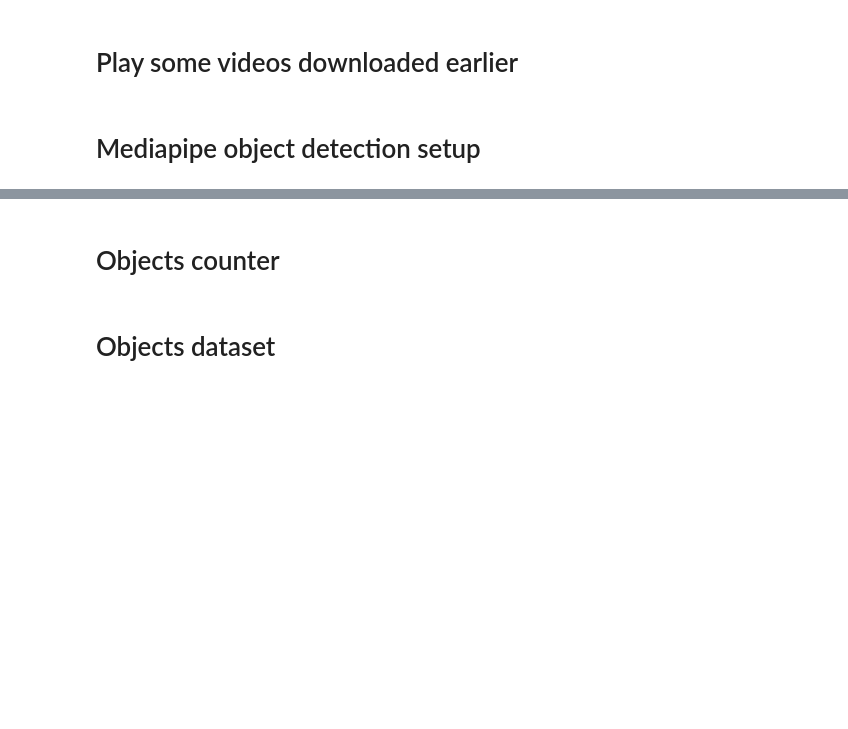
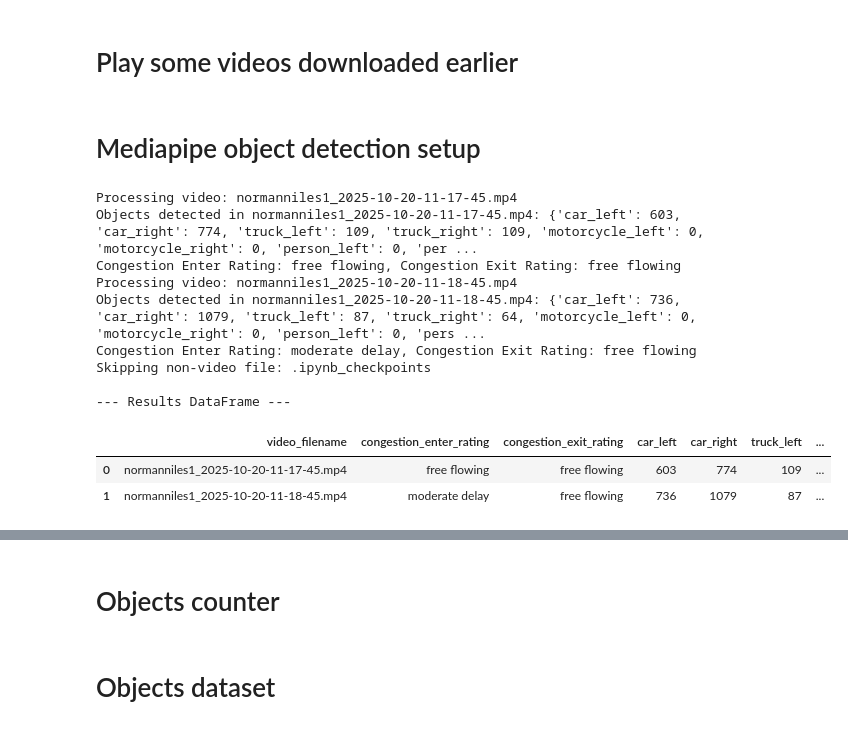
Before and after one commit to Samir-atra/Barbados_Traffic_Analysis_Challenge_dev, a Jupyter notebook: notebooks/mediapipe_video_analysis.ipynb, the cells around one changed output, grey strips where cells are left out. Cells and saved outputs as stored; diff of their text form; code cells hidden in the pictures; blank space fills up the shorter version.

Commit message:
adding the data analysis set creation for custom ranges

```diff
--- a/notebooks/mediapipe_video_analysis.ipynb
+++ b/notebooks/mediapipe_video_analysis.ipynb
@@ -156,11 +187,10 @@ from mediapipe.tasks.python import vision
 import cv2
 import os
 from google.colab.patches import cv2_imshow
+import pandas as pd # Import pandas for DataFrame creation
 
 
 model_path = '/absolute/path/to/lite-model_efficientdet_lite0_detection_metadata_1.tflite'
-
-objects = {"car":0,"truck":0,"motorcycle":0,"person":0,"bus":0}
 
 BaseOptions = mp.tasks.BaseOptions
 ObjectDetector = mp.tasks.vision.ObjectDetector
@@ -175,14 +205,28 @@ options = ObjectDetectorOptions(
     category_allowlist= ["person", "truck", "car", "motorcycle", "bus"],
     )
 
+all_video_results = [] # List to store results for all videos
+
 for video_file_name in os.listdir(video_path):
+    # Skip non-video files like .ipynb_checkpoints
+    if not video_file_name.lower().endswith(('.mp4', '.avi', '.mov', '.mkv')):
+        print(f"Skipping non-video file: {video_file_name}")
+        continue
+
+    # Initialize objects dictionary for each video
+    objects = {"car_left":0,"car_right":0,"truck_left":0,"truck_right":0,"motorcycle_left":0,"motorcycle_right":0,"person_left":0,"person_right":0,"bus_left":0,"bus_right":0}
+
+    # Retrieve congestion ratings
+    congestion_info = congestion_map.get(video_file_name, {'congestion_enter_rating': 'unknown', 'congestion_exit_rating': 'unknown'})
+    enter_rating = congestion_info['congestion_enter_rating']
+    exit_rating = congestion_info['congestion_exit_rating']
+
     with ObjectDetector.create_from_options(options) as detector:
         full_path = os.path.join(video_path, video_file_name)
         cap = cv2.VideoCapture(full_path)
         video_file_fps = cap.get(cv2.CAP_PROP_FPS)
-        print(f"Video FPS: {video_file_fps}")
         frame_index = 0
-        max_frames_to_process = 10 # Limit frames for demonstration/debugging
+        # max_frames_to_process = 10 # Limit frames for demonstration/debugging
 
         if not cap.isOpened():
             print(f"Error: Could not open video file {full_path}")
@@ -192,42 +236,80 @@ for video_file_name in os.listdir(video_path):
         while True: # Loop until break
             ret, frame = cap.read()
             if ret:
-                pass
+                # Get frame dimensions
+                frame_height, frame_width, _ = frame.shape
+                frame_midpoint_x = frame_width / 2
             elif not ret:
                 break
             # if not ret or frame_index >= max_frames_to_process:
             #     break
 
             rgb_frame = cv2.cvtColor(frame, cv2.COLOR_BGR2RGB)
             mp_image = mp.Image(image_format=mp.ImageFormat.SRGB, data=rgb_frame)
 
             frame_timestamp_ms = int(1000 * frame_index / video_file_fps) if video_file_fps > 0 else 0
 
             detection_result = detector.detect_for_video(mp_image, frame_timestamp_ms)
-            print("length of detections:", len(detection_result.detections))
             # Draw detections on the frame
             annotated_frame = frame.copy() # Make a copy to draw on
             for detection in detection_result.detections:
                 bbox = detection.bounding_box
                 start_point = (bbox.origin_x, bbox.origin_y)
                 end_point = (bbox.origin_x + bbox.width, bbox.origin_y + bbox.height)
                 cv2.rectangle(annotated_frame, start_point, end_point, (0, 255, 0), 2) # Green rectangle
 
                 category_name = detection.categories[0].category_name if detection.categories else "Unknown"
                 score = round(detection.categories[0].score, 2) if detection.categories else 0.0
+
+                # Calculate object's horizontal center for every detection
+                object_center_x = bbox.origin_x + bbox.width / 2
+                # Classify as 'left' or 'right' for every detection
+                position_label = "left" if object_center_x < frame_midpoint_x else "right"
+
                 if str(category_name) in["person", "truck", "car", "motorcycle", "bus"] and score >= 0.57:
-                    objects[str(category_name)] += 1
-                print(f"Category: {category_name}, Score: {score}")
-                print("objects", objects)
-                text = f"{category_name}: {score}"
-                cv2.putText(annotated_frame, text, (bbox.origin_x, bbox.origin_y - 10),
+                    # Update corresponding count only if criteria met
+                    object_key = f'{category_name}_{position_label}'
+                    if object_key in objects: # Ensure key exists before incrementing
+                        objects[object_key] += 1
+
+                # Update text displayed on the annotated frame using the always defined position_label
+                text_label = f"{category_name} ({position_label}): {score}"
+                cv2.putText(annotated_frame, text_label, (bbox.origin_x, bbox.origin_y - 10),
                             cv2.FONT_HERSHEY_SIMPLEX, 0.5, (0, 255, 0), 2)
 
             # cv2_imshow(annotated_frame) # Display the annotated frame
-            print("frame index", frame_index)
             if cv2.waitKey(1) & 0xFF == ord('q'):
                 break
             frame_index += 1
-        print("objects:", objects)
+        print(f"Objects detected in {video_file_name}: {objects}")
+        print(f"Congestion Enter Rating: {enter_rating}, Congestion Exit Rating: {exit_rating}")
+
+        # Store results for the current video
+        video_data = {
+            'video_filename': video_file_name,
+            'congestion_enter_rating': enter_rating,
+            'congestion_exit_rating': exit_rating,
+        }
+        video_data.update(objects) # Add object counts to the dictionary
+        all_video_results.append(video_data)
+
         cap.release() # Release the capture object after processing each video
         cv2.destroyAllWindows() # Close any OpenCV windows (important for local execution environments)
+
+# Convert the list of dictionaries to a Pandas DataFrame
+results_df = pd.DataFrame(all_video_results)
+print("\n--- Results DataFrame ---")
+display(results_df.head())
+# %% [output]
+Processing video: normanniles1_2025-10-20-11-17-45.mp4
+Objects detected in normanniles1_2025-10-20-11-17-45.mp4: {'car_left': 603, 'car_right': 774, 'truck_left': 109, 'truck_right': 109, 'motorcycle_left': 0, 'motorcycle_right': 0, 'person_left': 0, 'per ...
+Congestion Enter Rating: free flowing, Congestion Exit Rating: free flowing
+Processing video: normanniles1_2025-10-20-11-18-45.mp4
+Objects detected in normanniles1_2025-10-20-11-18-45.mp4: {'car_left': 736, 'car_right': 1079, 'truck_left': 87, 'truck_right': 64, 'motorcycle_left': 0, 'motorcycle_right': 0, 'person_left': 0, 'pers ...
+Congestion Enter Rating: moderate delay, Congestion Exit Rating: free flowing
+Skipping non-video file: .ipynb_checkpoints
+
+--- Results DataFrame ---
+|  | video_filename | congestion_enter_rating | congestion_exit_rating | car_left | car_right | truck_left | ... |
+| 0 | normanniles1_2025-10-20-11-17-45.mp4 | free flowing | free flowing | 603 | 774 | 109 | ... |
+| 1 | normanniles1_2025-10-20-11-18-45.mp4 | moderate delay | free flowing | 736 | 1079 | 87 | ... |
```
Also changed, not shown: parts of 6 cells of this notebook.
